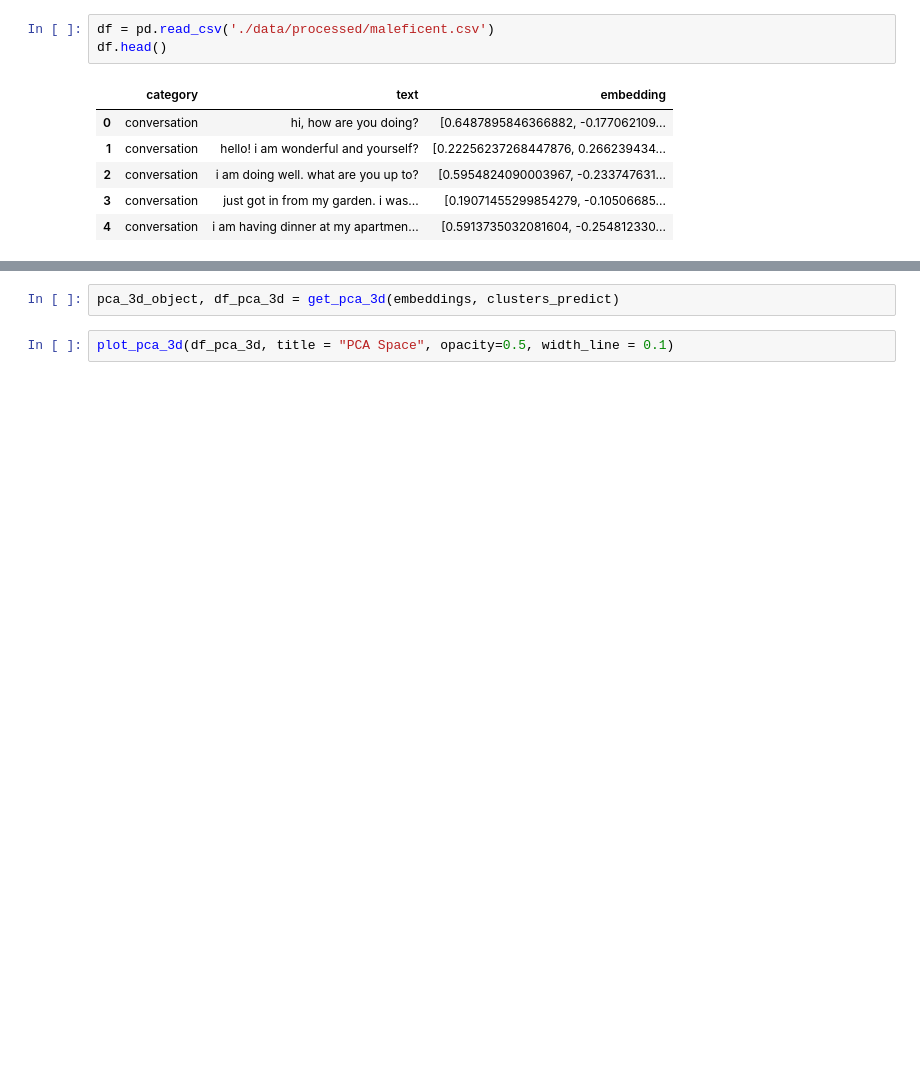
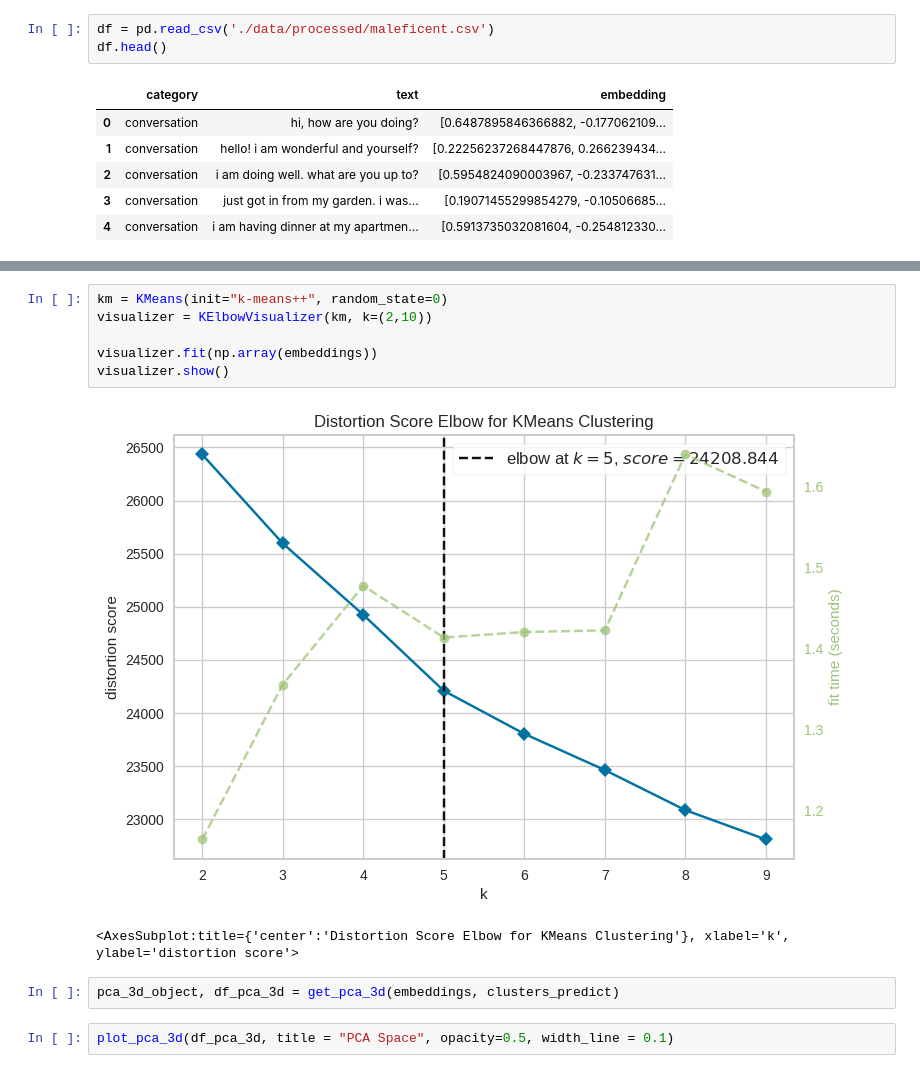
Before and after one commit to llm-security-research/malicious-prompts, a Jupyter notebook: kmeans.ipynb, the cells around one changed output, grey strips where cells are left out. Drawn from its saved outputs; the diff is of its cells as text; blank space fills up the shorter version.

Commit message:
Add Elbow method (found 5 clusters)

```diff
--- a/kmeans.ipynb
+++ b/kmeans.ipynb
@@ -171,3 +170,12 @@ The default value of `n_init` will change from 10 to 'auto' in 1.4. Set the valu
+# %%
+km = KMeans(init="k-means++", random_state=0)
+visualizer = KElbowVisualizer(km, k=(2,10))
+
+visualizer.fit(np.array(embeddings))
+visualizer.show()
+# %% [output]
+[figure, added]
+<AxesSubplot:title={'center':'Distortion Score Elbow for KMeans Clustering'}, xlabel='k', ylabel='distortion score'>
 # %%
 pca_3d_object, df_pca_3d = get_pca_3d(embeddings, clusters_predict)
 # %%
```
Also changed, not shown: parts of 4 cells of this notebook, 1 other file.
